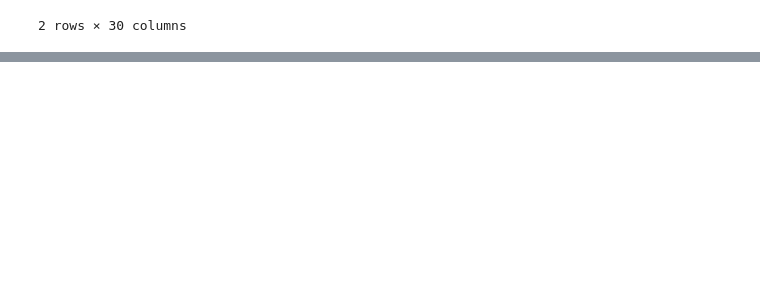
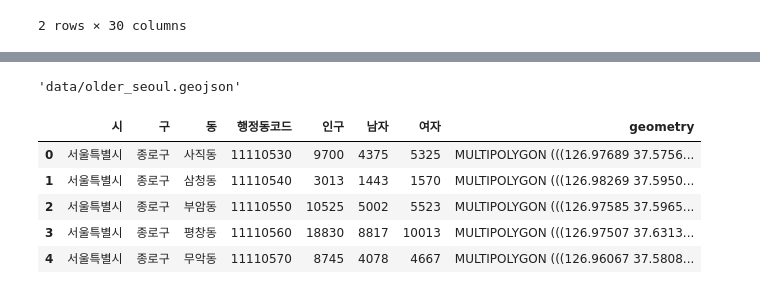
Before and after one commit to dlaghwls1104/ICU, a Jupyter notebook: 유동인구.ipynb, the cells around one changed output, grey strips where cells are left out. Drawn from its saved outputs; the diff is of its cells as text; code cells hidden in the pictures; blank space fills up the shorter version.

```diff
--- a/유동인구.ipynb
+++ b/유동인구.ipynb
@@ -60,0 +149,17 @@ seoul_map
+# %%
+geo_data = 'data/older_seoul.geojson'
+geo_data
+# %% [output]
+'data/older_seoul.geojson'
+# %%
+import geopandas as gpd
+
+df = gpd.read_file(geo_data)
+df.head()
+# %% [output]
+|  | 시 | 구 | 동 | 행정동코드 | 인구 | 남자 | 여자 | geometry |
+| 0 | 서울특별시 | 종로구 | 사직동 | 11110530 | 9700 | 4375 | 5325 | MULTIPOLYGON (((126.97689 37.5756... |
+| 1 | 서울특별시 | 종로구 | 삼청동 | 11110540 | 3013 | 1443 | 1570 | MULTIPOLYGON (((126.98269 37.5950... |
+| 2 | 서울특별시 | 종로구 | 부암동 | 11110550 | 10525 | 5002 | 5523 | MULTIPOLYGON (((126.97585 37.5965... |
+| 3 | 서울특별시 | 종로구 | 평창동 | 11110560 | 18830 | 8817 | 10013 | MULTIPOLYGON (((126.97507 37.6313... |
+| 4 | 서울특별시 | 종로구 | 무악동 | 11110570 | 8745 | 4078 | 4667 | MULTIPOLYGON (((126.96067 37.5808... |
```
Also changed, not shown: parts of 30 cells of this notebook.
